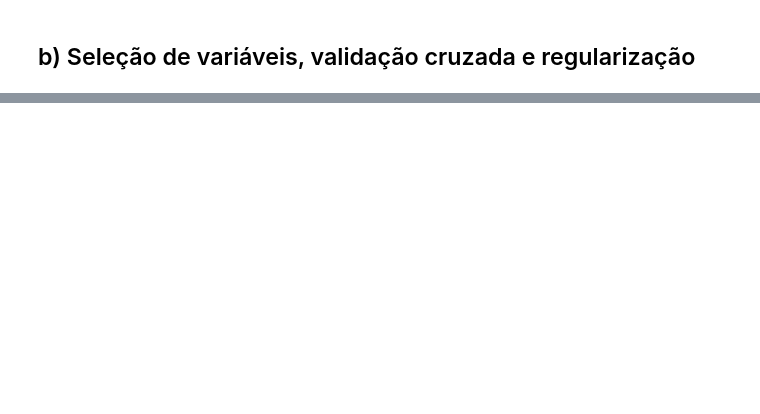
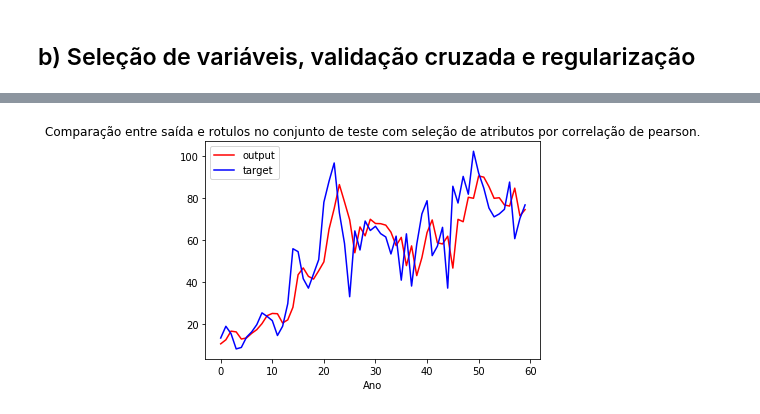
Before and after one commit to RafaelGoncalves8/machine-learning, a Jupyter notebook: deliver/EFC1 - Regressao Linear.ipynb, the cells around one changed output, grey strips where cells are left out. Saved outputs shown, nothing was run; the diff lists cells and outputs as text; code cells hidden in the pictures; blank space fills up the shorter version.

```diff
--- a/deliver/EFC1 - Regressao Linear.ipynb
+++ b/deliver/EFC1 - Regressao Linear.ipynb
@@ -234,0 +289,5 @@ plt.show()
+# %%
+mask = [0, 1, 2, 3, 4, 5, 6, 7, 8, 9, 10, 11, 12, 13, 14, 15, 16, 17]
+W_prime = mmq(Phi_train[:,mask], y_train)
+out_train = linreg(W_prime, Phi_train[:,mask])
+out_test = linreg(W_prime, Phi_test[:,mask])
@@ -234,0 +299,9 @@ plt.show()
+# %%
+plt.plot(out_test, '-r')
+plt.plot(y_test, '-b')
+plt.xlabel('Ano')
+plt.legend(('output', 'target'))
+plt.title('Comparação entre saída e rotulos no conjunto de teste com seleção de atributos por correlação de pearson.')
+plt.show()
+# %% [output]
+[figure, added]
```
Also changed, not shown: parts of 31 cells of this notebook.
